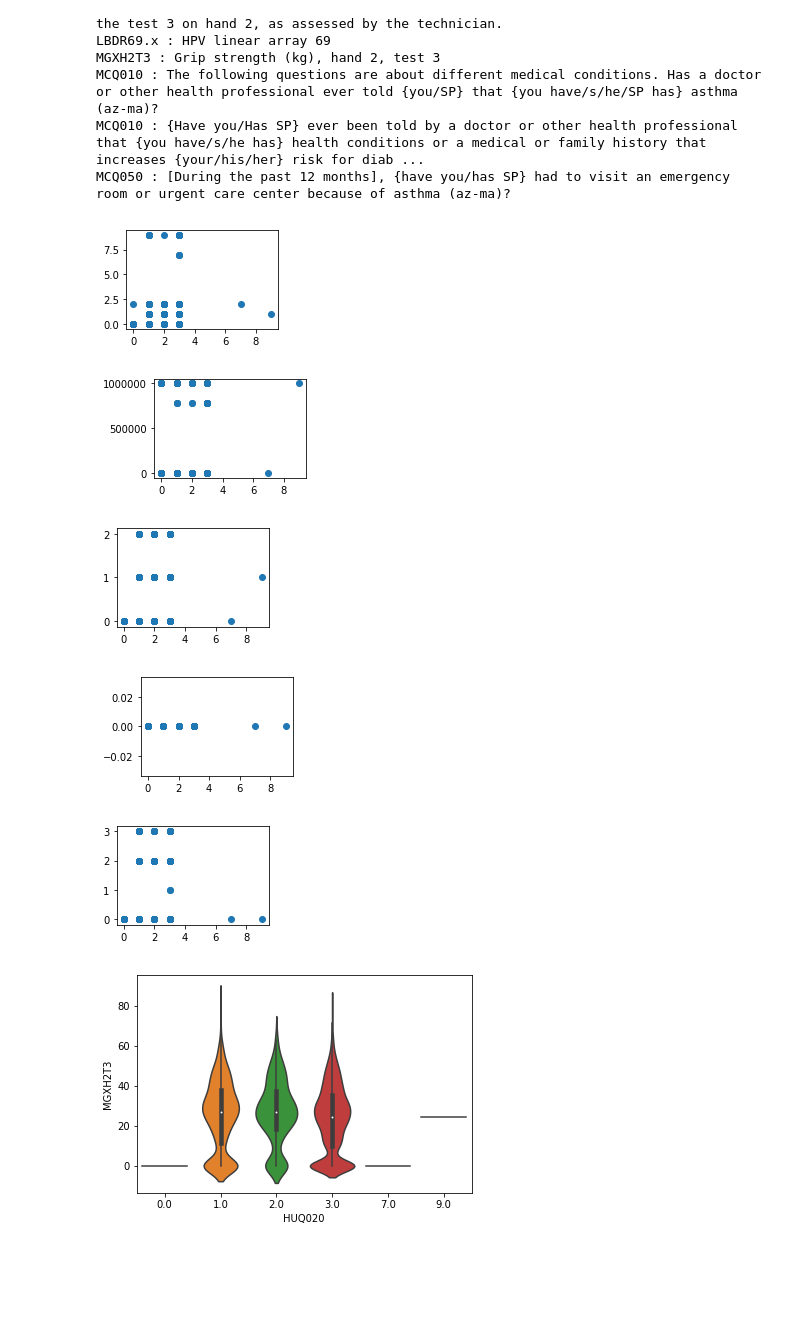
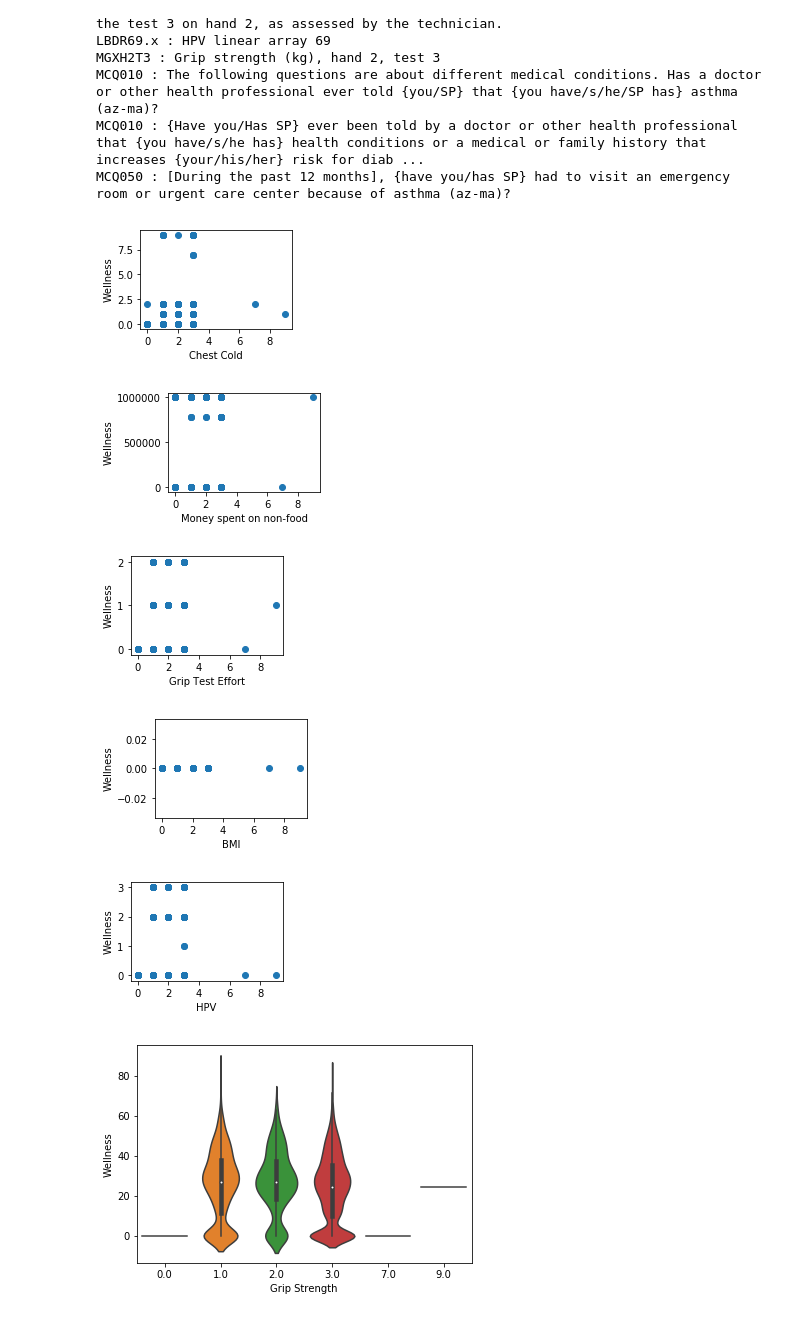
Before and after one commit to azadmehr/Capstone, a Jupyter notebook: Healthcare Data_Project.ipynb, the cells around one changed output. Saved outputs shown, nothing was run; the diff lists cells and outputs as text; code cells hidden in the pictures; blank space fills up the shorter version.

```diff
--- a/Healthcare Data_Project.ipynb
+++ b/Healthcare Data_Project.ipynb
@@ -10,12 +10,12 @@ import numpy as np
 import seaborn as sns
 from matplotlib import pyplot as plt
 # %%
-#adding all data
+#importing all my data
 import pandas as pd
-demographics=pd.read_csv("/Users/alizadmehr/Documents/Data Science Material/national-health-and-nutrition-examination-survey/Data/demographic.csv",index_col='SEQN')
-diet=pd.read_csv("/Users/alizadmehr/Documents/Data Science Material/national-health-and-nutrition-examination-survey/Data/diet.csv",index_col='SEQN')
-examination=pd.read_csv('/Users/alizadmehr/Documents/Data Science Material/national-health-and-nutrition-examination-survey/Data/examination.csv',index_col='SEQN')
-labs=pd.read_csv('/Users/alizadmehr/Documents/Data Science Material/national-health-and-nutrition-examination-survey/Data/labs.csv',index_col='SEQN')
-medications=pd.read_csv("/Users/alizadmehr/Documents/Data Science Material/national-health-and-nutrition-examination-survey/Data/medications.csv",encoding='ISO-8859-1',index_col='SEQN')
-questionnaire=pd.read_csv('/Users/alizadmehr/Documents/Data Science Material/national-health-and-nutrition-examination-survey/Data/questionnaire.csv',index_col='SEQN')
+demographics=pd.read_csv("/Users/alizadmehr/Documents/Data Science Material/SpringBoard/Capstone/national-health-and-nutrition-examination-survey/Data/demographic.csv",index_col='SEQN')
+diet=pd.read_csv("/Users/alizadmehr/Documents/Data Science Material/SpringBoard/Capstone/national-health-and-nutrition-examination-survey/Data/diet.csv",index_col='SEQN')
+examination=pd.read_csv('/Users/alizadmehr/Documents/Data Science Material/SpringBoard/Capstone/national-health-and-nutrition-examination-survey/Data/examination.csv',index_col='SEQN')
+labs=pd.read_csv('/Users/alizadmehr/Documents/Data Science Material/SpringBoard/Capstone/national-health-and-nutrition-examination-survey/Data/labs.csv',index_col='SEQN')
+medications=pd.read_csv("/Users/alizadmehr/Documents/Data Science Material/SpringBoard/Capstone/national-health-and-nutrition-examination-survey/Data/medications.csv",encoding='ISO-8859-1',index_col='SEQN')
+questionnaire=pd.read_csv('/Users/alizadmehr/Documents/Data Science Material/SpringBoard/Capstone/national-health-and-nutrition-examination-survey/Data/questionnaire.csv',index_col='SEQN')
 # %%
@@ -187,7 +192,0 @@ The number of prescription medicines reported.
-# %%
-## PREPAING FOR BUILDING PREDITIVE MODELS
-#making outcome variables into booleans to use as predictors in models
-data['HUQ020Outcome'] = np.where(data['HUQ020']>=1, 1, 0)
-data['MCQ220Outcome'] = np.where(data['MCQ220']>=1, 1, 0)
-data['HUD080Outcome'] = np.where(data['HUD080']>=1, 1, 0)
-data['RXDCOUNTOutcome'] =np.where(data['RXDCOUNT']>1,1,0)
@@ -273,25 +293,37 @@ MCQ050 : [During the past 12 months], {have you/has SP} had to visit an emergenc
 # %%
 plt.subplot(2,2,1)
 plt.scatter(x='HUQ020', y='HSQ500', data=data)
+plt.xlabel('Chest Cold')
+plt.ylabel('Wellness')
 plt.show()
 plt.subplot(2,2,2)
 plt.scatter(x='HUQ020', y='CBD090', data=data)
+plt.xlabel('Money spent on non-food')
+plt.ylabel('Wellness')
 plt.show()
 plt.subplot(2,2,3)
 plt.scatter(x='HUQ020', y='MGXH2T3E', data=data)
+plt.xlabel('Grip Test Effort')
+plt.ylabel('Wellness')
 plt.show()
 plt.subplot(2,2,4)
 plt.scatter(x='HUQ020', y='BMIHEAD', data=data)
+plt.xlabel('BMI')
+plt.ylabel('Wellness')
 plt.show()
 plt.subplot(2,2,3)
 plt.scatter(x='HUQ020', y='LBDR69.x', data=data)
+plt.xlabel('HPV')
+plt.ylabel('Wellness')
 plt.show()
 sns.violinplot(x='HUQ020', y='MGXH2T3', data=data)
+plt.xlabel('Grip Strength')
+plt.ylabel('Wellness')
 plt.show()
 # %% [output]
-[figure, old version]
+[figure, new version]
-[figure, old version]
+[figure, new version]
-[figure, old version]
+[figure, new version]
-[figure, old version]
+[figure, new version]
-[figure, old version]
+[figure, new version]
-[figure, old version]
+[figure, new version]
```
Also changed, not shown: parts of 53 cells of this notebook.
